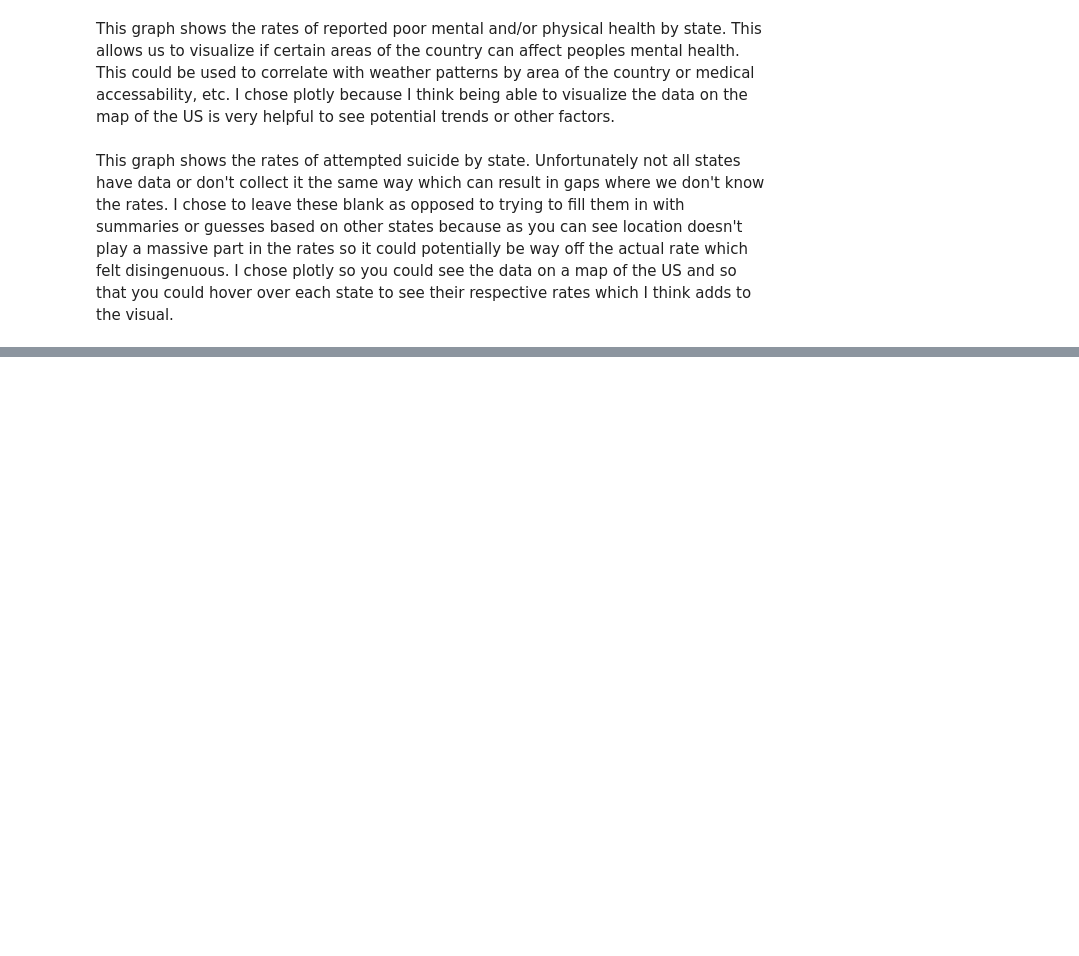
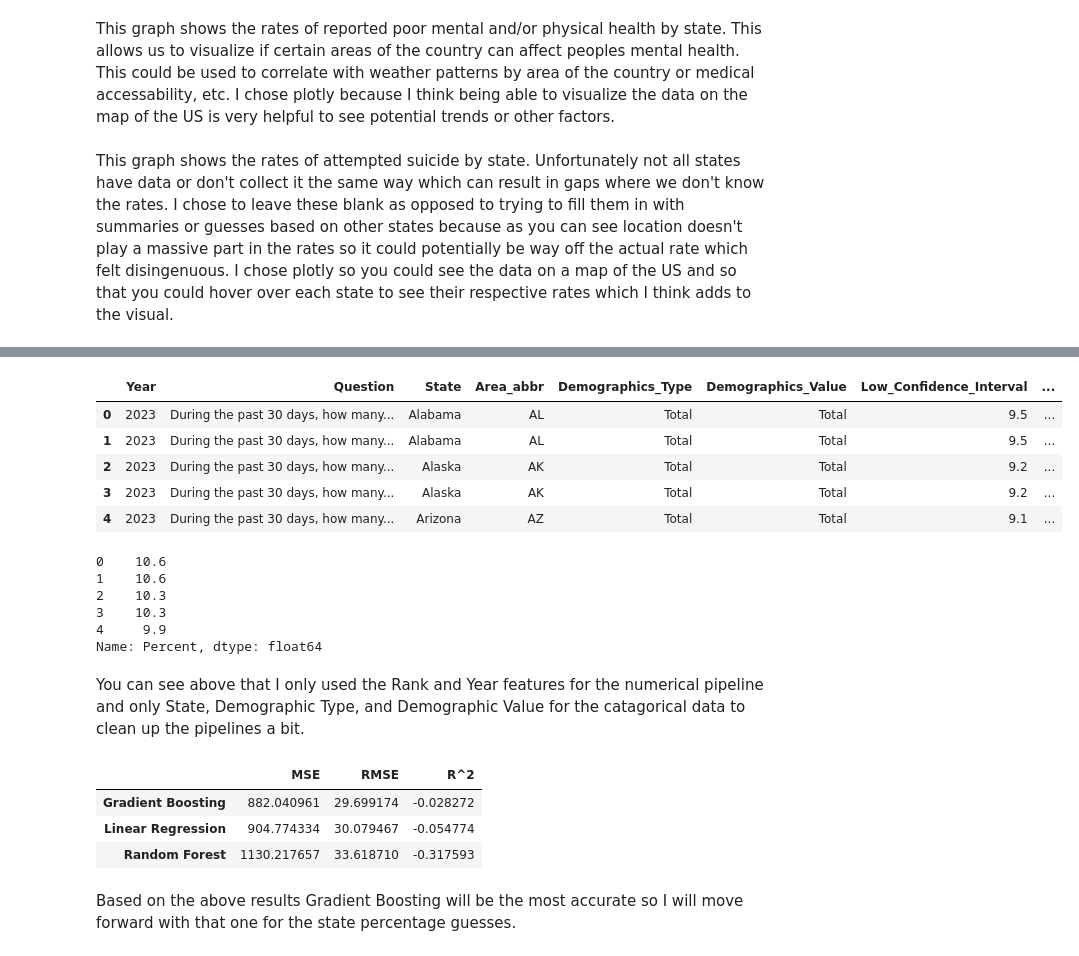
Before and after one commit to IT4063C001-Fall2025/final-project-andrewmargolin3, a Jupyter notebook: source.ipynb, the cells around one changed output, grey strips where cells are left out. Saved outputs shown, nothing was run; the diff lists cells and outputs as text; code cells hidden in the pictures; blank space fills up the shorter version.

```diff
--- a/source.ipynb
+++ b/source.ipynb
@@ -208,0 +271,19 @@ fig.show()
+# %%
+x = state_merged.drop(columns=['Percent'])
+y = state_merged['Percent']
+# %%
+display(x.head())
+display(y.head())
+# %% [output]
+|  | Year | Question | State | Area_abbr | Demographics_Type | Demographics_Value | Low_Confidence_Interval | ... |
+| 0 | 2023 | During the past 30 days, how many... | Alabama | AL | Total | Total | 9.5 | ... |
+| 1 | 2023 | During the past 30 days, how many... | Alabama | AL | Total | Total | 9.5 | ... |
+| 2 | 2023 | During the past 30 days, how many... | Alaska | AK | Total | Total | 9.2 | ... |
+| 3 | 2023 | During the past 30 days, how many... | Alaska | AK | Total | Total | 9.2 | ... |
+| 4 | 2023 | During the past 30 days, how many... | Arizona | AZ | Total | Total | 9.1 | ... |
+0    10.6
+1    10.6
+2    10.3
+3    10.3
+4     9.9
+Name: Percent, dtype: float64
@@ -208,0 +318,2 @@ fig.show()
+# %% [markdown]
+You can see above that I only used the Rank and Year features for the numerical pipeline and only State, Demographic Type, and Demographic Value for the catagorical data to clean up the pipelines a bit.
@@ -209,3 +351,12 @@ fig.show()
+# %%
+display(model_results.sort_values(by='RMSE'))
+# %% [output]
+|  | MSE | RMSE | R^2 |
+| Gradient Boosting | 882.040961 | 29.699174 | -0.028272 |
+| Linear Regression | 904.774334 | 30.079467 | -0.054774 |
+| Random Forest | 1130.217657 | 33.618710 | -0.317593 |
+# %% [markdown]
+Based on the above results Gradient Boosting will be the most accurate so I will move forward with that one for the state percentage guesses.
 # %% [markdown]
 # EDA
 ▶ Produce statistical summaries of the data.
```
Also changed, not shown: parts of 14 cells of this notebook, 1 other file.
